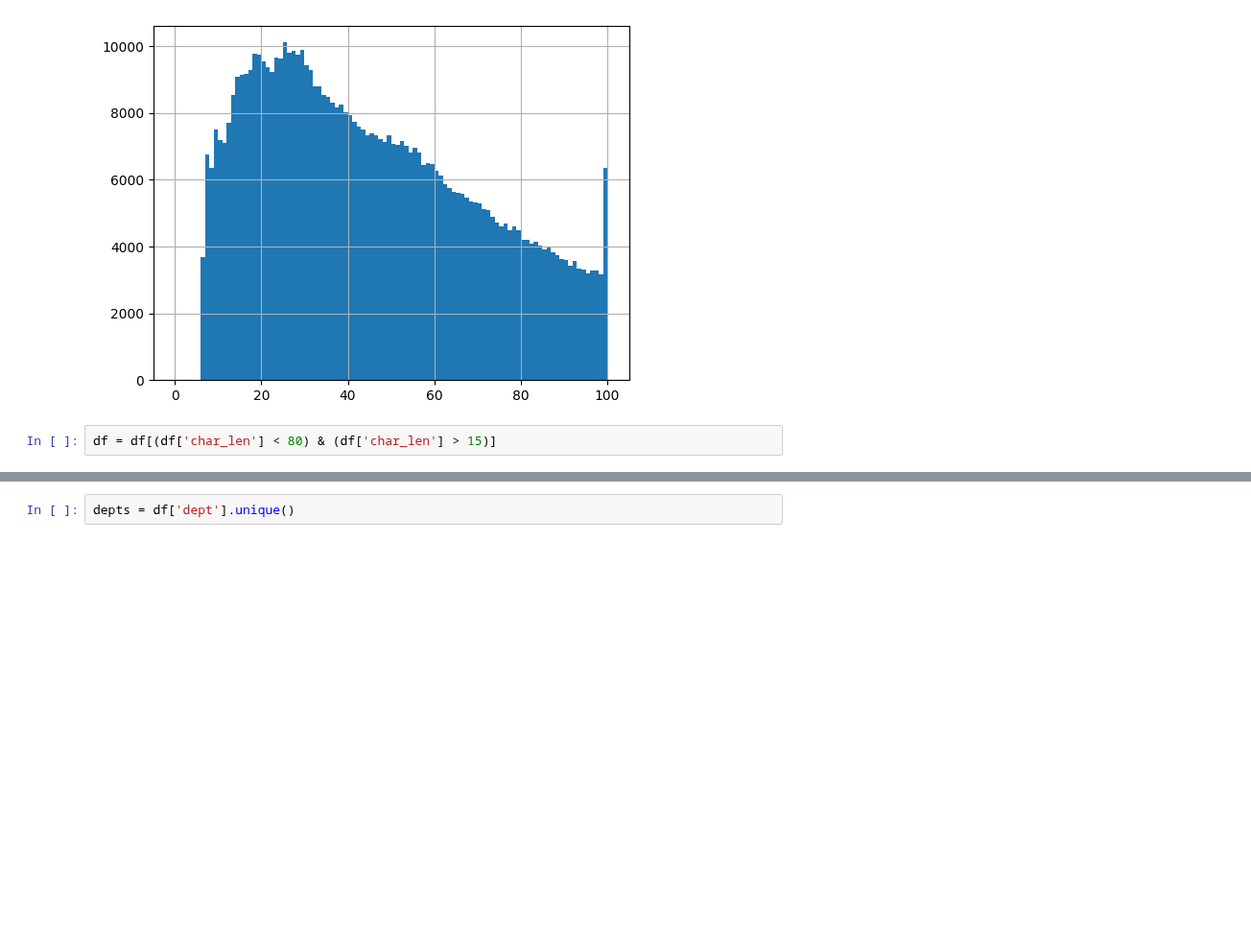
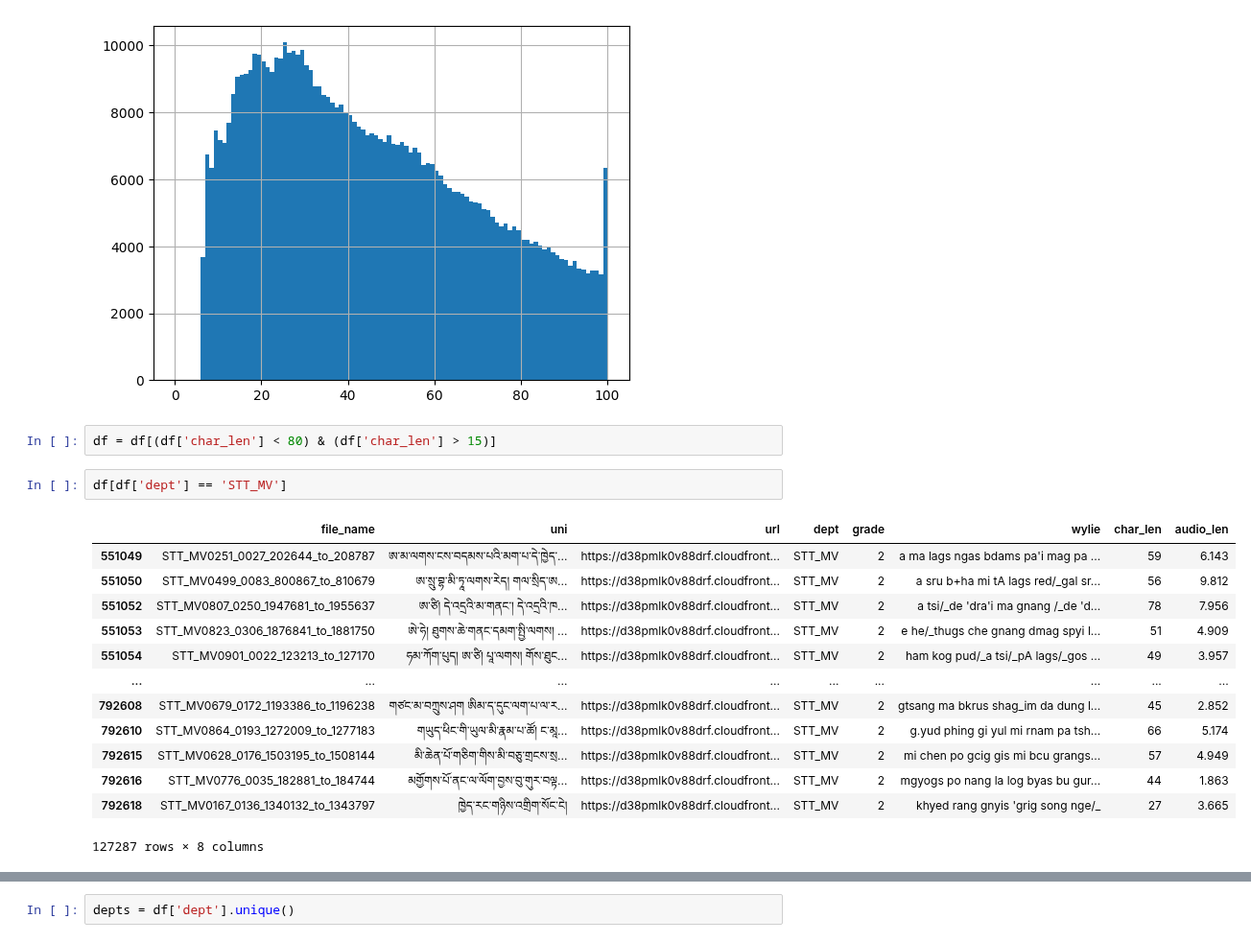
Before and after one commit to spsither/combining-dataset, a Jupyter notebook: 05_benchmark.ipynb, the cells around one changed output, grey strips where cells are left out. Shown at 96% size. Drawn from its saved outputs; the diff is of its cells as text; blank space fills up the shorter version.

```diff
--- a/05_benchmark.ipynb
+++ b/05_benchmark.ipynb
@@ -37,6 +37,22 @@ df['char_len'].hist(bins=100, range=(0, 100))
 [figure]
 # %%
 df = df[(df['char_len'] < 80) & (df['char_len'] > 15)]
+# %%
+df[df['dept'] == 'STT_MV']
+# %% [output]
+|  | file_name | uni | url | dept | grade | wylie | char_len | audio_len |
+| 551049 | STT_MV0251_0027_202644_to_208787 | ཨ་མ་ལགས་ངས་བདམས་པའི་མག་པ་དེ་ཁྱེད་... | https://d38pmlk0v88drf.cloudfront... | STT_MV | 2 | a ma lags ngas bdams pa'i mag pa ... | 59 | 6.143 |
+| 551050 | STT_MV0499_0083_800867_to_810679 | ཨ་སྲུ་བྷ་མི་ཏཱ་ལགས་རེད། གལ་སྲིད་ཨ... | https://d38pmlk0v88drf.cloudfront... | STT_MV | 2 | a sru b+ha mi tA lags red/_gal sr... | 56 | 9.812 |
+| 551052 | STT_MV0807_0250_1947681_to_1955637 | ཨ་ཙི། དེ་འདྲའི་མ་གནང་། དེ་འདྲའི་ཁ... | https://d38pmlk0v88drf.cloudfront... | STT_MV | 2 | a tsi/_de 'dra'i ma gnang /_de 'd... | 78 | 7.956 |
+| 551053 | STT_MV0823_0306_1876841_to_1881750 | ཨེ་ཧེ། ཐུགས་ཆེ་གནང་དམག་སྤྱི་ལགས། ... | https://d38pmlk0v88drf.cloudfront... | STT_MV | 2 | e he/_thugs che gnang dmag spyi l... | 51 | 4.909 |
+| 551054 | STT_MV0901_0022_123213_to_127170 | ཧམ་ཀོག་པུད། ཨ་ཙི། པཱ་ལགས། གོས་ཐུང... | https://d38pmlk0v88drf.cloudfront... | STT_MV | 2 | ham kog pud/_a tsi/_pA lags/_gos ... | 49 | 3.957 |
+| ... | ... | ... | ... | ... | ... | ... | ... | ... |
+| 792608 | STT_MV0679_0172_1193386_to_1196238 | གཙང་མ་བཀྲུས་ཤག ཨིམ་ད་དུང་ལག་པ་ལ་ར... | https://d38pmlk0v88drf.cloudfront... | STT_MV | 2 | gtsang ma bkrus shag_im da dung l... | 45 | 2.852 |
+| 792610 | STT_MV0864_0193_1272009_to_1277183 | གཡུད་ཕིང་གི་ཡུལ་མི་རྣམ་པ་ཚོ། ང་མཱ... | https://d38pmlk0v88drf.cloudfront... | STT_MV | 2 | g.yud phing gi yul mi rnam pa tsh... | 66 | 5.174 |
+| 792615 | STT_MV0628_0176_1503195_to_1508144 | མི་ཆེན་པོ་གཅིག་གིས་མི་བཅུ་གྲངས་སྲ... | https://d38pmlk0v88drf.cloudfront... | STT_MV | 2 | mi chen po gcig gis mi bcu grangs... | 57 | 4.949 |
+| 792616 | STT_MV0776_0035_182881_to_184744 | མགྱོགས་པོ་ནང་ལ་ལོག་བྱས་བུ་གུར་བལྟ... | https://d38pmlk0v88drf.cloudfront... | STT_MV | 2 | mgyogs po nang la log byas bu gur... | 44 | 1.863 |
+| 792618 | STT_MV0167_0136_1340132_to_1343797 | ཁྱེད་རང་གཉིས་འགྲིག་སོང་ངེ། | https://d38pmlk0v88drf.cloudfront... | STT_MV | 2 | khyed rang gnyis 'grig song nge/_ | 27 | 3.665 |
+127287 rows × 8 columns
 # %%
 df.groupby('dept').size()
 # %% [output]
```
Also changed, not shown: parts of 19 cells of this notebook, 4 other files.
